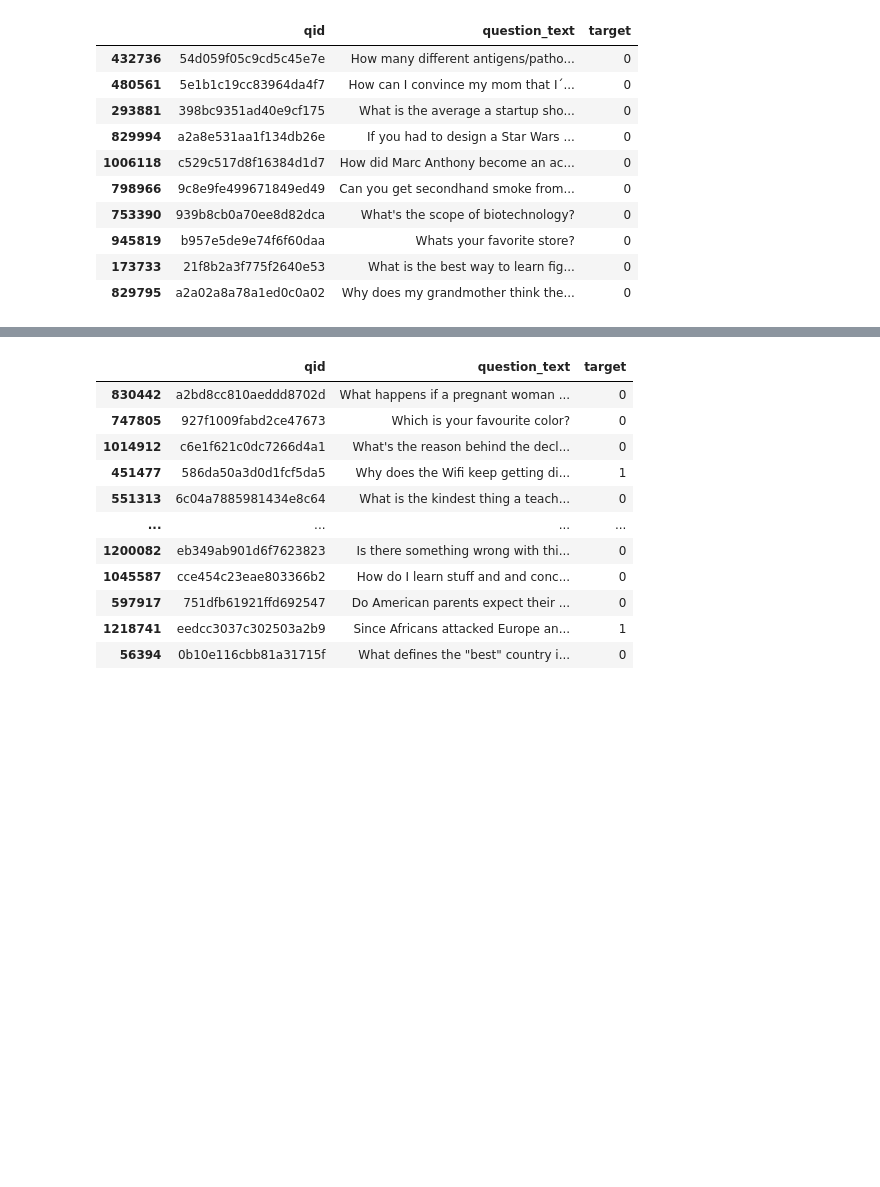
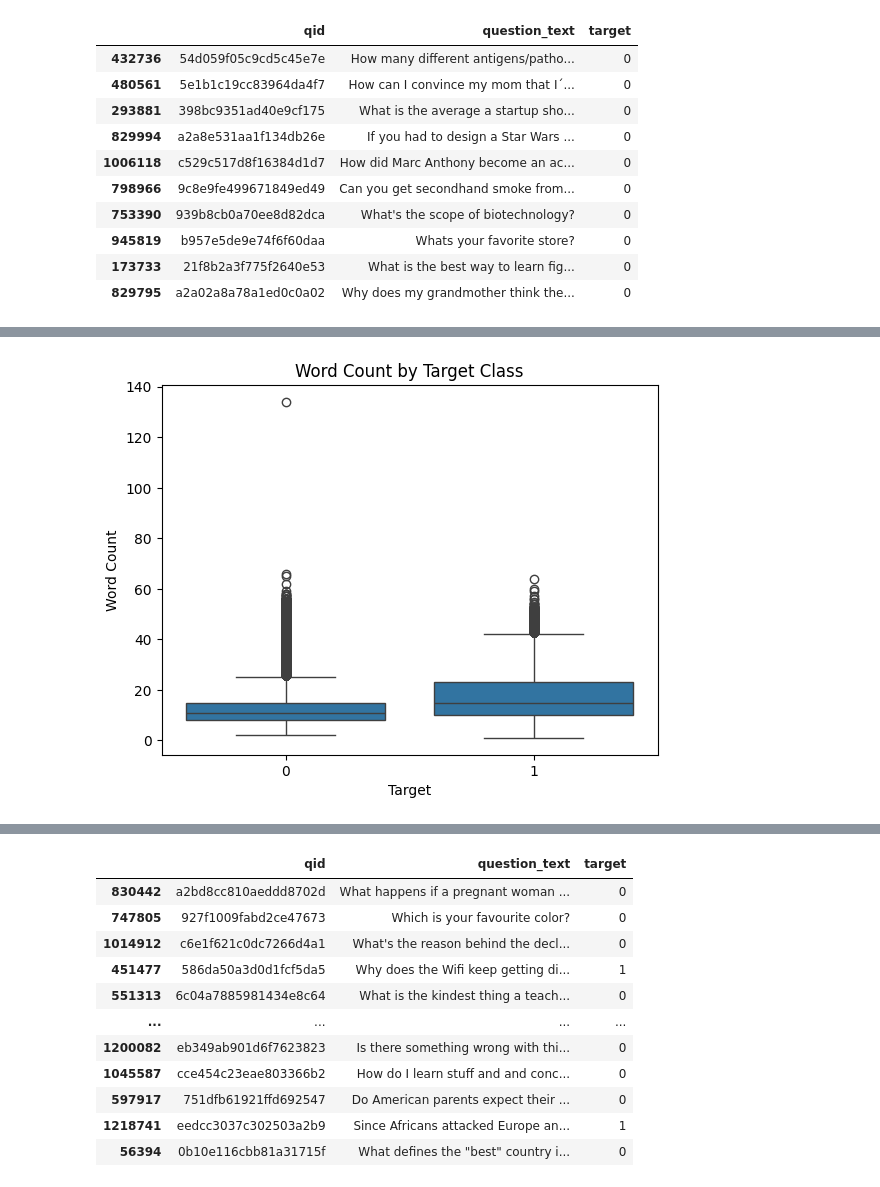
Before and after one commit to thugge254/Neural-Networks-and-Deep-Learning-with-PyTorch, a Jupyter notebook: Neural_Networks_and_Deep_Learning.ipynb, the cells around one changed output, grey strips where cells are left out. Saved outputs shown, nothing was run; the diff lists cells and outputs as text; code cells hidden in the pictures; blank space fills up the shorter version.

```diff
--- a/Neural_Networks_and_Deep_Learning.ipynb
+++ b/Neural_Networks_and_Deep_Learning.ipynb
@@ -108,0 +132,12 @@ sample_df = raw_df.sample(SAMPLE_SIZE)
+# %%
+# Add word count column
+raw_df['word_count'] = raw_df['question_text'].apply(lambda x: len(x.split()))
+
+# Box plot of word count
+sns.boxplot(x='target', y='word_count', data=raw_df)
+plt.title('Word Count by Target Class')
+plt.xlabel('Target')
+plt.ylabel('Word Count')
+plt.show()
+# %% [output]
+[figure, added]
```
Also changed, not shown: parts of 22 cells of this notebook.
